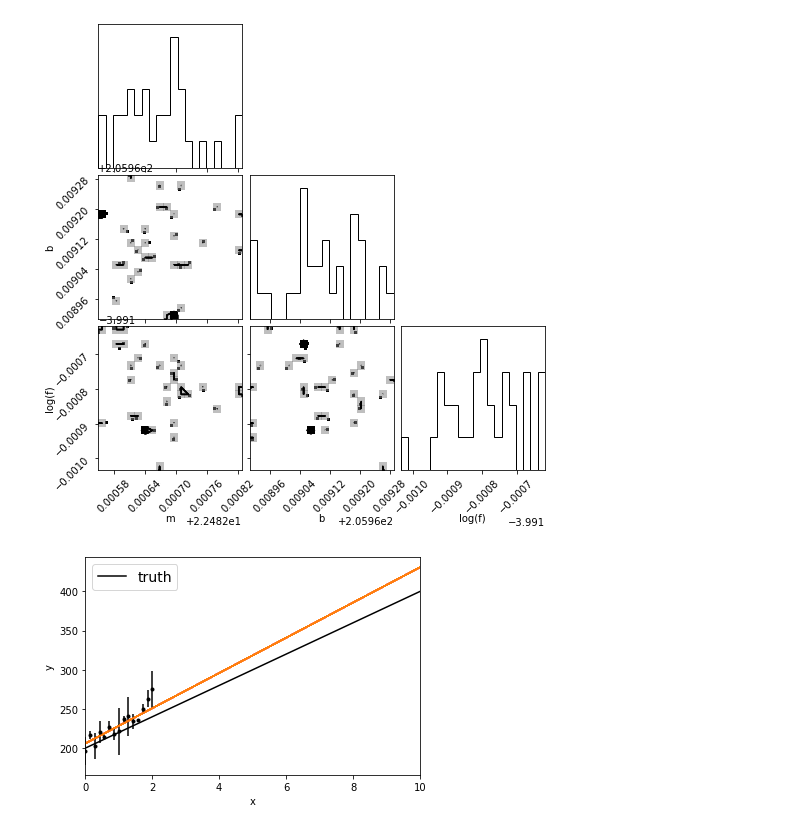
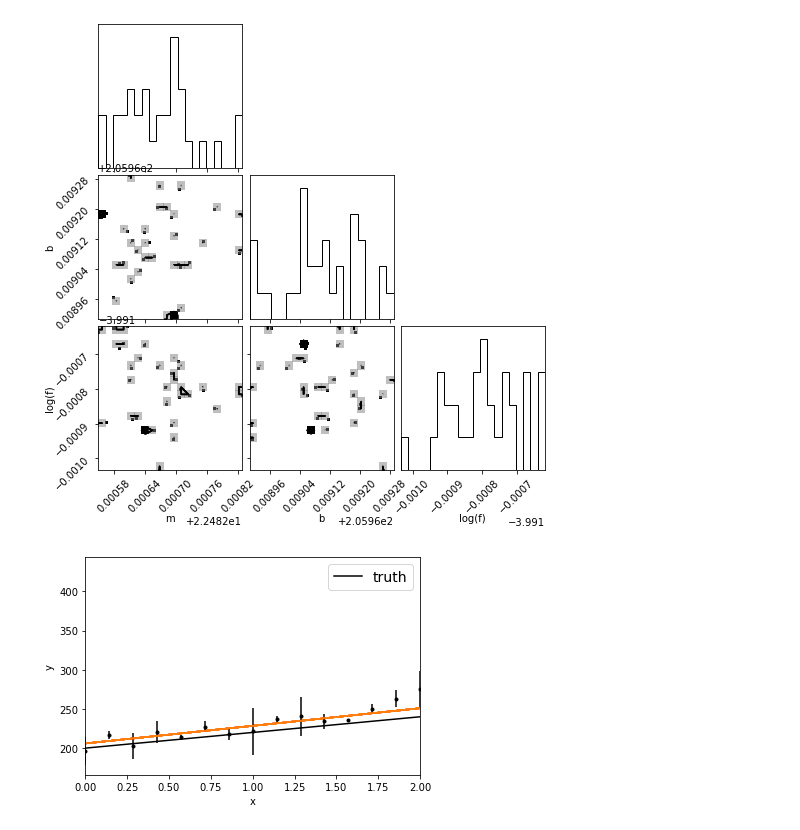
Before and after one commit to DCIDA2019/dcida2020ii-ValdiviaGCR, a Jupyter notebook: Nov2/UsoDeEmcee.ipynb, the cells around one changed output. Drawn from its saved outputs; the diff is of its cells as text; code cells hidden in the pictures.

```diff
--- a/Nov2/UsoDeEmcee.ipynb
+++ b/Nov2/UsoDeEmcee.ipynb
@@ -172,16 +172,16 @@ WARNING:root:Too few points to create valid contours
 # %%
 inds = np.random.randint(len(flat_samples), size=100)
 for ind in inds:
     sample = flat_samples[ind]
     plt.plot(x0, np.dot(np.vander(x0, 2), sample[:2]), "C1", alpha=0.1)
 plt.errorbar(x, y, yerr=yerr, fmt=".k", capsize=0)
 plt.plot(x0, m_true * x0 + b_true, "k", label="truth")
 plt.legend(fontsize=14)
-plt.xlim(0, 10)
+plt.xlim(0, 2)
 plt.xlabel("x")
 plt.ylabel("y");
 # %% [output]
-[figure, old version]
+[figure, new version]
 # %%
 from IPython.display import display, Math
 
```
Also changed, not shown: parts of 4 cells of this notebook.
